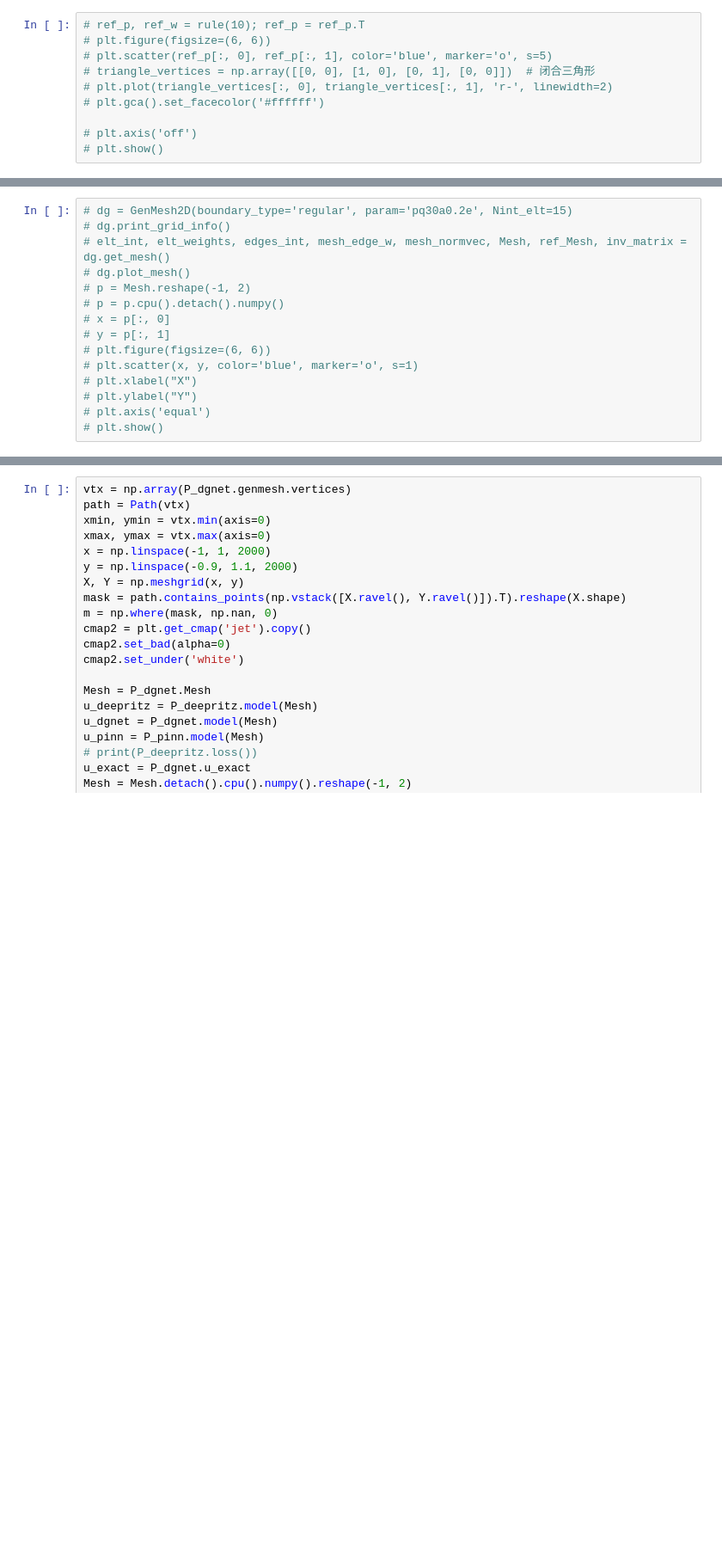
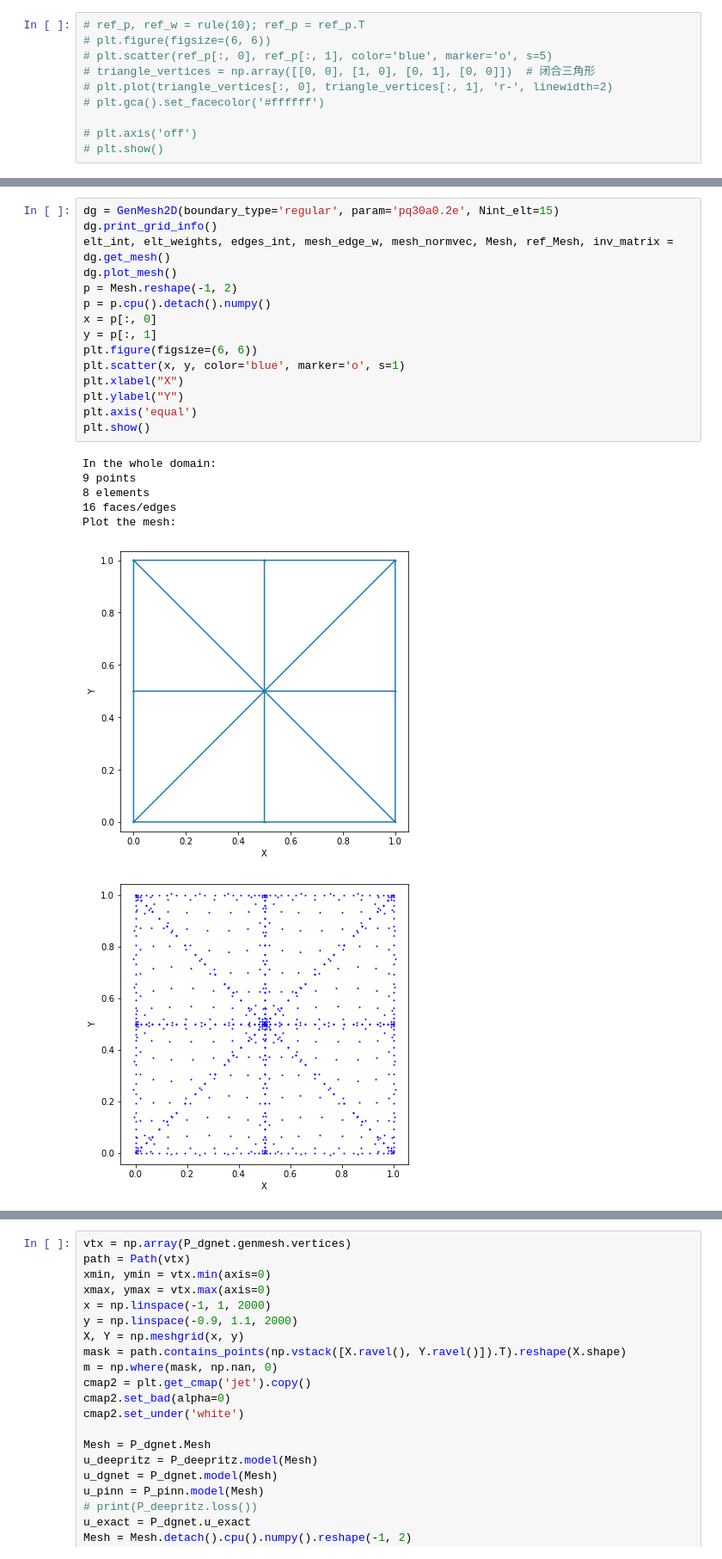
Before and after one commit to cgymmy/DGNN, a Jupyter notebook: 2dPossion.ipynb, the cells around one changed output, grey strips where cells are left out. Shown at 86% size. Drawn from its saved outputs; the diff is of its cells as text; blank space fills up the shorter version.

```diff
--- a/2dPossion.ipynb
+++ b/2dPossion.ipynb
@@ -30,15 +44,23 @@ device = torch.device('cuda:0' if torch.cuda.is_available() else 'cpu')
 # %%
-# dg = GenMesh2D(boundary_type='regular', param='pq30a0.2e', Nint_elt=15)
-# dg.print_grid_info()
-# elt_int, elt_weights, edges_int, mesh_edge_w, mesh_normvec, Mesh, ref_Mesh, inv_matrix = dg.get_mesh()
-# dg.plot_mesh()
-# p = Mesh.reshape(-1, 2)
-# p = p.cpu().detach().numpy()
-# x = p[:, 0]
-# y = p[:, 1]
-# plt.figure(figsize=(6, 6))
-# plt.scatter(x, y, color='blue', marker='o', s=1)
-# plt.xlabel("X")
-# plt.ylabel("Y")
-# plt.axis('equal')
-# plt.show()
+dg = GenMesh2D(boundary_type='regular', param='pq30a0.2e', Nint_elt=15)
+dg.print_grid_info()
+elt_int, elt_weights, edges_int, mesh_edge_w, mesh_normvec, Mesh, ref_Mesh, inv_matrix = dg.get_mesh()
+dg.plot_mesh()
+p = Mesh.reshape(-1, 2)
+p = p.cpu().detach().numpy()
+x = p[:, 0]
+y = p[:, 1]
+plt.figure(figsize=(6, 6))
+plt.scatter(x, y, color='blue', marker='o', s=1)
+plt.xlabel("X")
+plt.ylabel("Y")
+plt.axis('equal')
+plt.show()
+# %% [output]
+In the whole domain:
+9 points
+8 elements
+16 faces/edges
+Plot the mesh:
+[figure, added]
+[figure, added]
```
Also changed, not shown: parts of 18 cells of this notebook, 20 other files.
